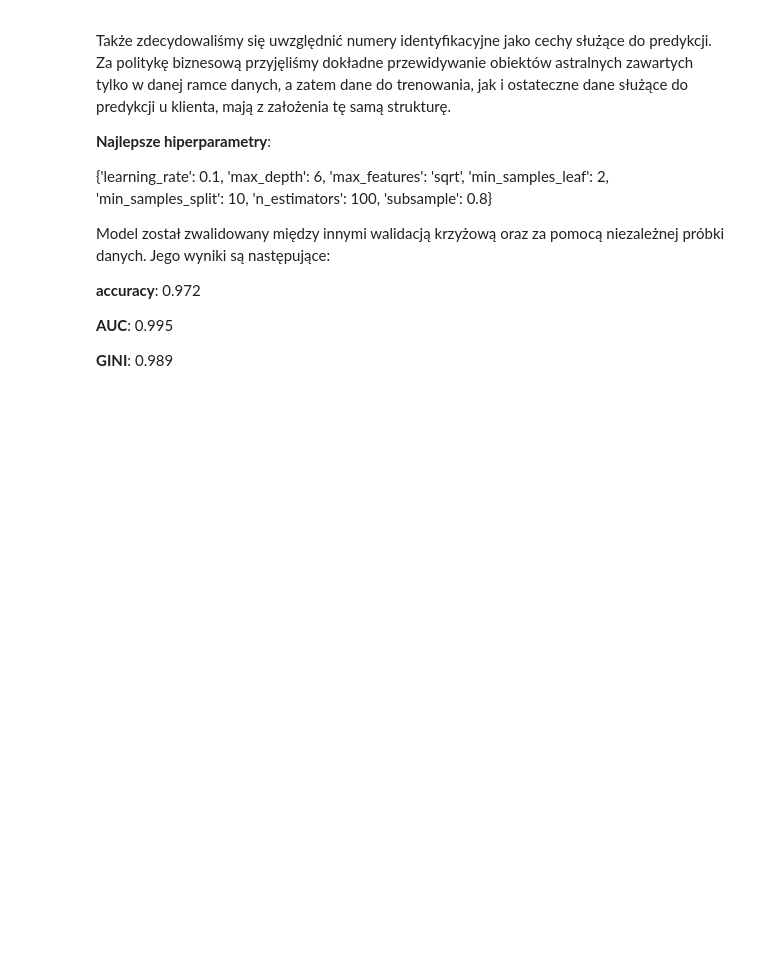
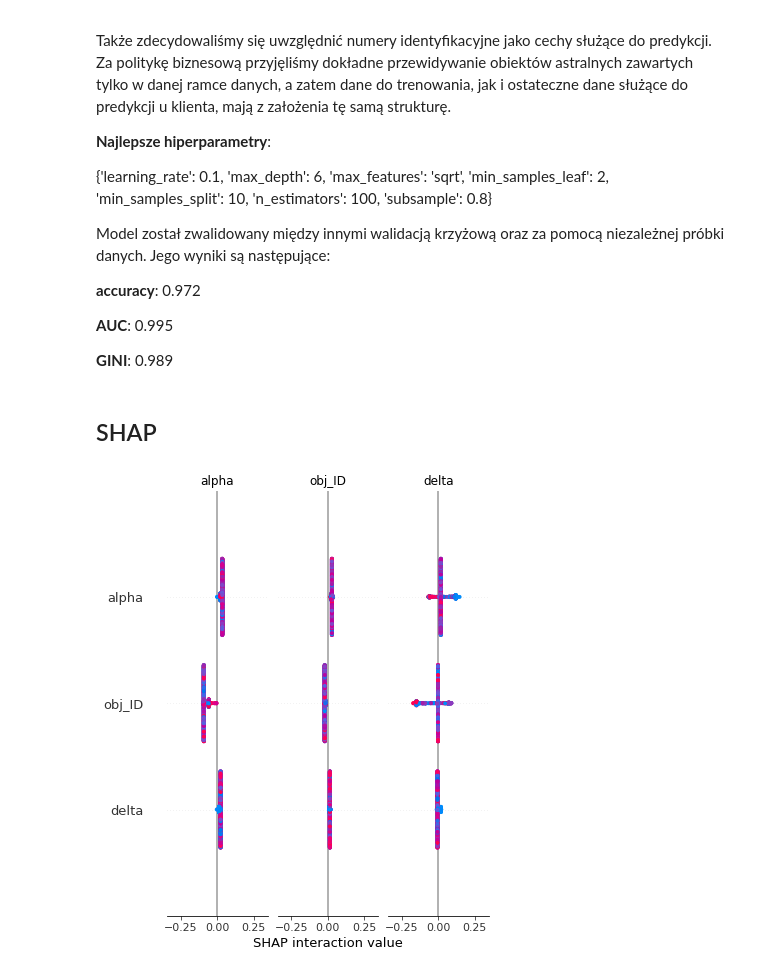
Before and after one commit to malgosiam2/WUM-Klasyfikacja, a Jupyter notebook: ModelowanieIWalidacja/budowa_krok_3_4.ipynb, the cells around one changed output. Cells and saved outputs as stored; diff of their text form; code cells hidden in the pictures; blank space fills up the shorter version.

Commit message:
SHAP+presentation

```diff
--- a/ModelowanieIWalidacja/budowa_krok_3_4.ipynb
+++ b/ModelowanieIWalidacja/budowa_krok_3_4.ipynb
@@ -1458,3 +1462,42 @@ Model został zwalidowany między innymi walidacją krzyżową oraz za pomocą n
 **AUC**: 0.995
 
 **GINI**: 0.989
+# %% [markdown]
+## SHAP
+# %%
+# pobieranie danych
+def get_df(df):
+    df = df[df['u'] > 0]
+    df['r+i+z'] = df[['r', 'i', 'z']].sum(axis=1)
+    columns_to_normalize = ['run_ID', 'cam_col', 'spec_obj_ID', 'MJD', 'alpha', 'fiber_ID']
+    df[columns_to_normalize] = MinMaxScaler().fit_transform(df[columns_to_normalize])
+    columns_to_standardize = ['delta', 'u', 'g', 'r', 'i', 'z', 'redshift', 'field_ID', 'r+i+z']
+    df[columns_to_standardize] = StandardScaler().fit_transform(df[columns_to_standardize])
+    df = df.drop(['rerun_ID', 'obj_ID', 'plate', 'MJD', 'field_ID', 'cam_col'], axis = 1)
+    return df
+
+# zbiór treningowy
+X_train = get_df(pd.read_csv("..//dane//training_sample_team4.csv"))
+y_train = X_train['class']
+X_train = X_train.drop('class', axis=1)
+
+# zbiór walidacyjny
+X_test = pd.read_csv("..//dane//validation_sample_team4.csv")
+y_test = X_test['class']
+X_test = X_test.drop('class', axis=1)
+# %%
+# zmniejszanie rozmiaru danych
+fraction=0.05
+X_train=X_train.sample(frac=fraction, random_state=42)
+y_train=y_train.sample(frac=fraction, random_state=42)
+X_test=X_test.sample(frac=fraction, random_state=42)
+y_test=y_test.sample(frac=fraction, random_state=42)
+# %%
+# tworzenie modelu, trenowanie i zbieranie wartości shap
+model = RandomForestClassifier()#GradientBoostingClassifier(max_depth=12, min_samples_leaf=4,min_samples_split=16, random_state=42, subsample=0.6)
+model.fit(X_train, y_train)
+shap_values = shap.Explainer(model).shap_values(X_test)
+# %%
+shap.summary_plot(shap_values, X_test)
+# %% [output]
+[figure, added]
```
Also changed, not shown: parts of 4 cells of this notebook, 1 other file.
